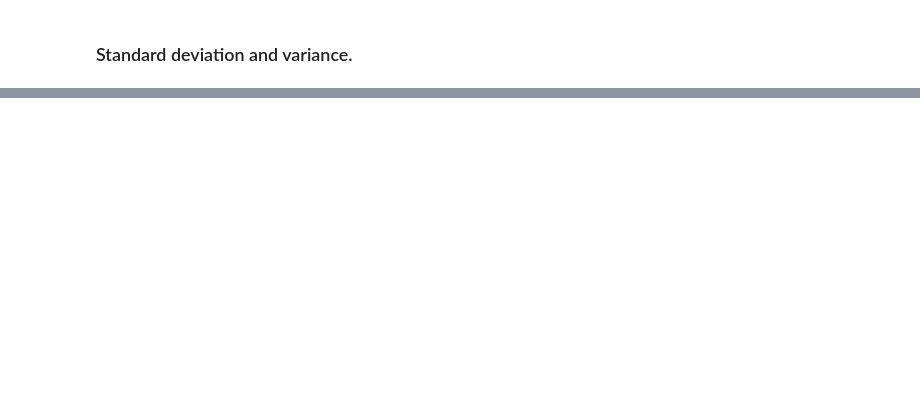
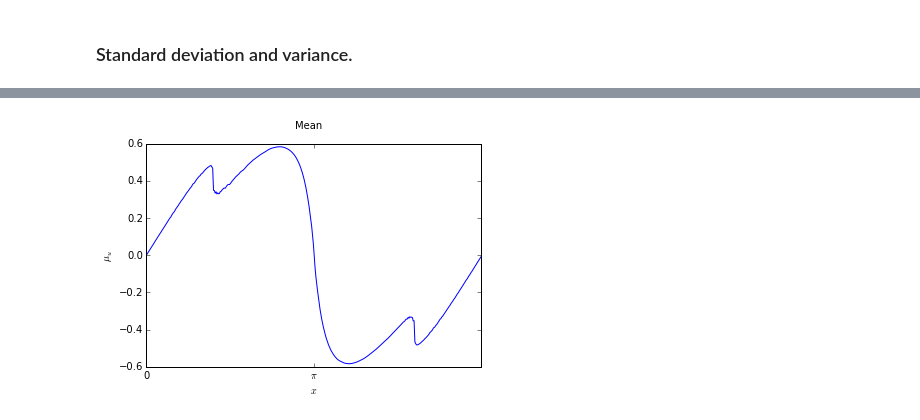
Before and after one commit to robertsawko/pde-and-uq, a Jupyter notebook: notebooks/n3-gpc.ipynb, the cells around one changed output, grey strips where cells are left out. Drawn from its saved outputs; the diff is of its cells as text; code cells hidden in the pictures; blank space fills up the shorter version.

Commit message:
Add mean and variance to the gpc notebook.

```diff
--- a/notebooks/n3-gpc.ipynb
+++ b/notebooks/n3-gpc.ipynb
@@ -45,7 +61,7 @@ from sympy import factorial
 def f(z, sigma=1):
     return sym.exp(-z**2 / (2 * sigma)) / sym.sqrt(2 * sym.pi * sigma)
 
-N = 5
+N = 3
 
 z = sym.symbols('z')
 
@@ -300,0 +321,16 @@ pylab.show()
+# %%
+%matplotlib inline
+import pylab
+x = ns.modelList[0].levelModelList[-1].mesh.nodeArray[:,0]
+v = dict((k, ns.modelList[0].levelModelList[-1].u[k].dof) for k in range(N))
+pylab.suptitle("Mean")
+ax = pylab.gca()
+ax.set_xticks((0, np.pi, 2*np.pi))
+ax.set_xticklabels(("0", "$\pi$", "$2\pi$"))
+ax.set_xlabel("$x$")
+ax.set_ylabel("$\mu_u$")
+
+pylab.plot(x[0:-1],v[0][0:-1:3])
+pylab.show()
+# %% [output]
+[figure, added]
```
Also changed, not shown: parts of 6 cells of this notebook.
